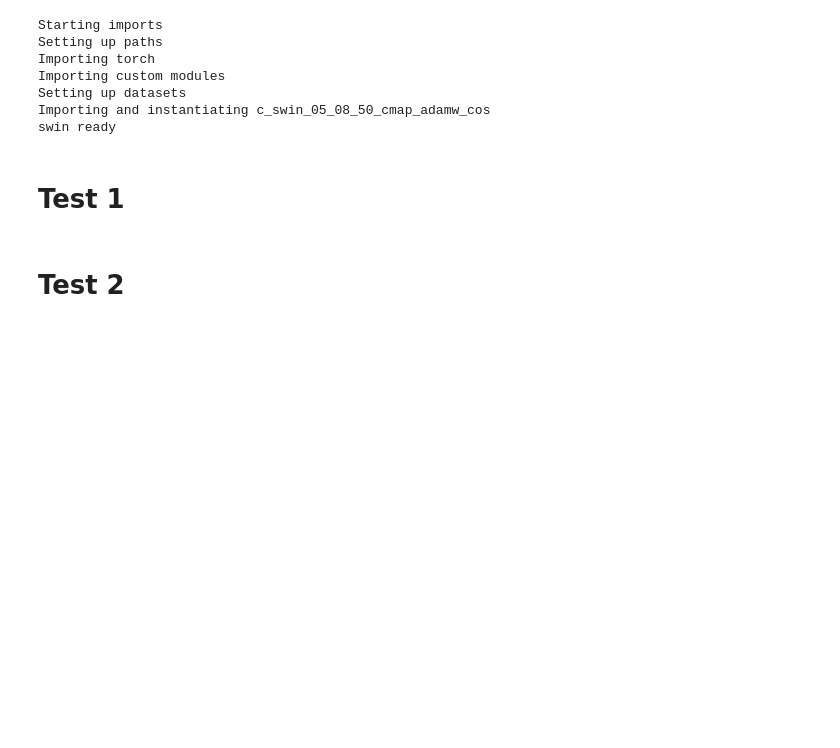
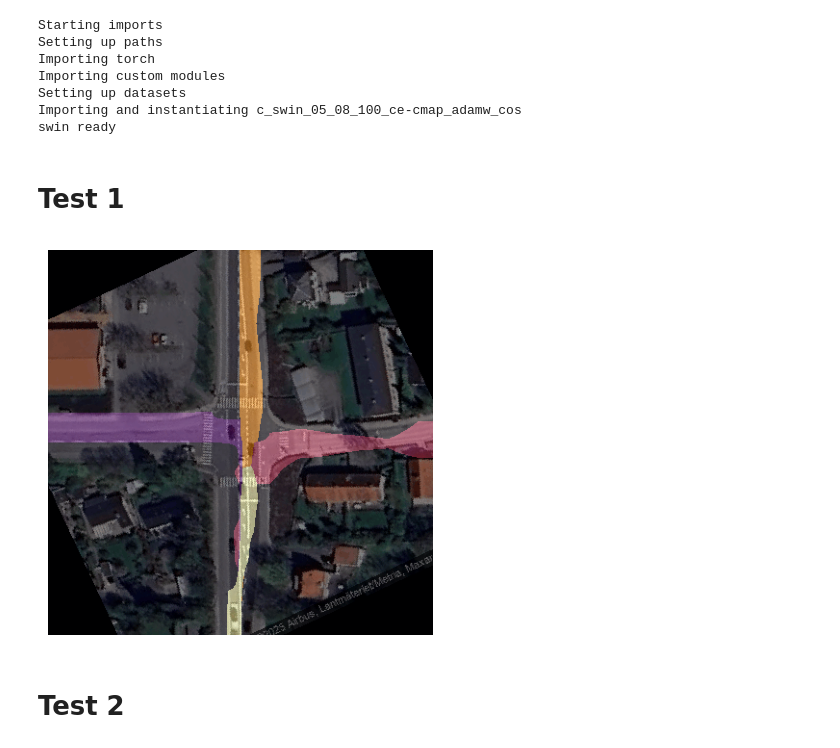
Before and after one commit to DaDudeIan/Pre-planning-Intersection-Traversal-for-Autonomous-Vehicles, a Jupyter notebook: models/training/results.ipynb, the cells around one changed output. Cells and saved outputs as stored; diff of their text form; code cells hidden in the pictures; blank space fills up the shorter version.

```diff
--- a/models/training/results.ipynb
+++ b/models/training/results.ipynb
@@ -54,7 +54,7 @@ test_dataloader = DataLoader(dataset_test, batch_size=b, shuffle=False, num_work
 
 # ====================== Names ======================
 
-file_name = "c_swin_05_08_50_cmap_adamw_cos"
+file_name = "c_swin_05_08_100_ce-cmap_adamw_cos"
 print(f"Importing and instantiating {file_name}")
 
 try:
@@ -120,7 +120,7 @@ match model_name:
 model.eval()
 
 base = f"{model_name}_{loss_fn}_e{len(ckpt['train_losses'])}"
-res_folder = f"../results/{model_name}"
+res_folder = f"../results/"
 
 print(f"{model_name} ready")
 # %% [output]
@@ -129,25 +129,27 @@ Setting up paths
 Importing torch
 Importing custom modules
 Setting up datasets
-Importing and instantiating c_swin_05_08_50_cmap_adamw_cos
+Importing and instantiating c_swin_05_08_100_ce-cmap_adamw_cos
 swin ready
 # %% [markdown]
 # Test 1
 # %%
-# test_1_index = 8
-# satellite = test_dataloader.dataset[test_1_index]['satellite'].to(device)
-# fig = plt.figure(figsize=(5, 5))
-# plt.imshow(satellite.cpu().numpy().transpose(1, 2, 0))
+test_1_index = 8
+satellite = test_dataloader.dataset[test_1_index]['satellite'].to(device)
+fig = plt.figure(figsize=(5, 5))
+plt.imshow(satellite.cpu().numpy().transpose(1, 2, 0))
 
-# output = model(satellite.unsqueeze(0))
-# output = torch.argmax(output, dim=1)
-# output = output.squeeze(0).cpu().numpy()
+output = model(satellite.unsqueeze(0))
+output = torch.argmax(output, dim=1)
+output = output.squeeze(0).cpu().numpy()
 
-# plt.imshow(output, cmap='inferno', alpha=0.5)
+plt.imshow(output, cmap='inferno', alpha=0.5)
 
-# plt.axis('off')
+plt.axis('off')
 
-# plt.savefig(f"{res_folder}/{base}_test1.png", bbox_inches='tight', transparent=True)
+plt.savefig(f"{res_folder}/{base}_test1.png", bbox_inches='tight', transparent=True)
+# %% [output]
+[figure, added]
 # %% [markdown]
 # Test 2
 # %%
```
Also changed, not shown: parts of 4 cells of this notebook, 42 other files.
